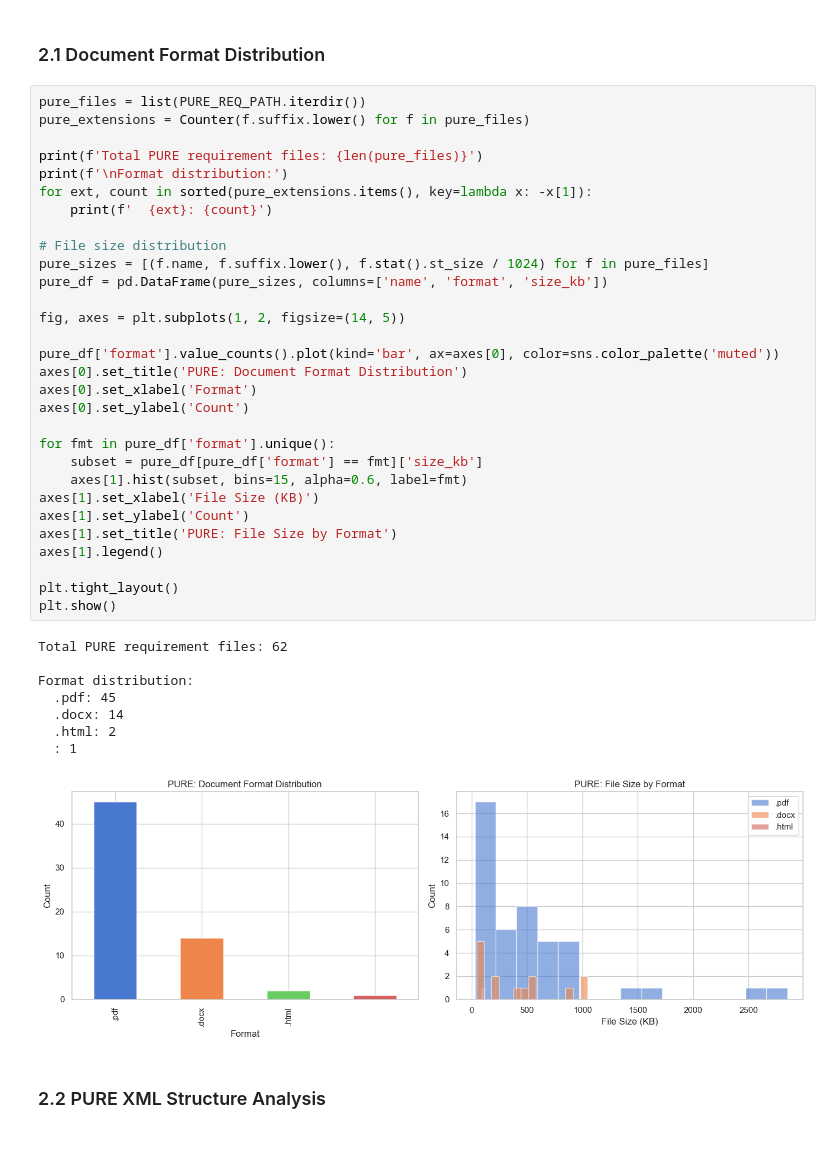
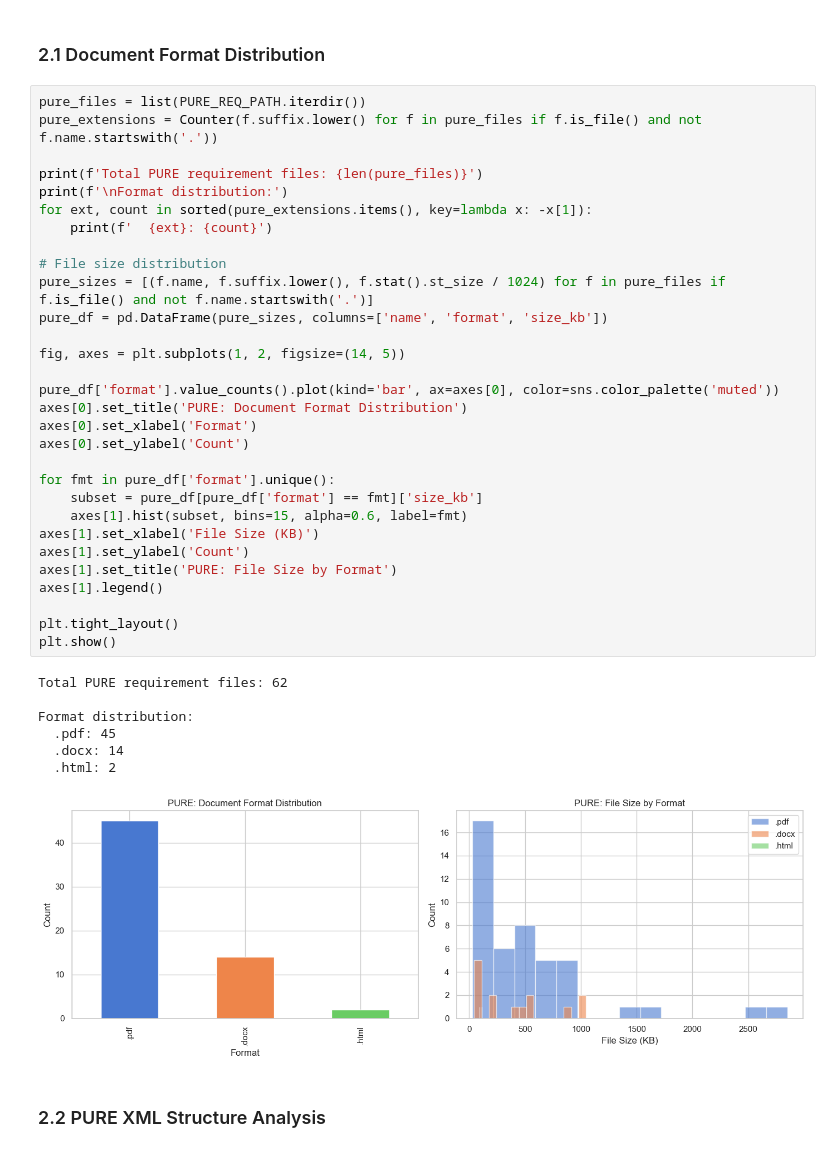
Before and after one commit to NU-Academics/read-mas, a Jupyter notebook: notebooks/preprocessing/eda.ipynb, the cells around one changed output. Drawn from its saved outputs; the diff is of its cells as text.

Commit message:
Updated EDA and Goldens notebooks for PURE stats.

```diff
--- a/notebooks/preprocessing/eda.ipynb
+++ b/notebooks/preprocessing/eda.ipynb
@@ -193,43 +193,42 @@ Name: char_len, dtype: float64
 ### 2.1 Document Format Distribution
 # %%
 pure_files = list(PURE_REQ_PATH.iterdir())
-pure_extensions = Counter(f.suffix.lower() for f in pure_files)
+pure_extensions = Counter(f.suffix.lower() for f in pure_files if f.is_file() and not f.name.startswith('.'))
 
 print(f'Total PURE requirement files: {len(pure_files)}')
 print(f'\nFormat distribution:')
 for ext, count in sorted(pure_extensions.items(), key=lambda x: -x[1]):
     print(f'  {ext}: {count}')
 
 # File size distribution
-pure_sizes = [(f.name, f.suffix.lower(), f.stat().st_size / 1024) for f in pure_files]
+pure_sizes = [(f.name, f.suffix.lower(), f.stat().st_size / 1024) for f in pure_files if f.is_file() and not f.name.startswith('.')]
 pure_df = pd.DataFrame(pure_sizes, columns=['name', 'format', 'size_kb'])
 
 fig, axes = plt.subplots(1, 2, figsize=(14, 5))
 
 pure_df['format'].value_counts().plot(kind='bar', ax=axes[0], color=sns.color_palette('muted'))
 axes[0].set_title('PURE: Document Format Distribution')
 axes[0].set_xlabel('Format')
 axes[0].set_ylabel('Count')
 
 for fmt in pure_df['format'].unique():
     subset = pure_df[pure_df['format'] == fmt]['size_kb']
     axes[1].hist(subset, bins=15, alpha=0.6, label=fmt)
 axes[1].set_xlabel('File Size (KB)')
 axes[1].set_ylabel('Count')
 axes[1].set_title('PURE: File Size by Format')
 axes[1].legend()
 
 plt.tight_layout()
 plt.show()
 # %% [output]
 Total PURE requirement files: 62
 
 Format distribution:
   .pdf: 45
   .docx: 14
   .html: 2
-  : 1
-[figure, old version]
+[figure, new version]
 # %% [markdown]
 ### 2.2 PURE XML Structure Analysis
 # %%
```
Also changed, not shown: parts of 2 cells of this notebook, 2 other files.
